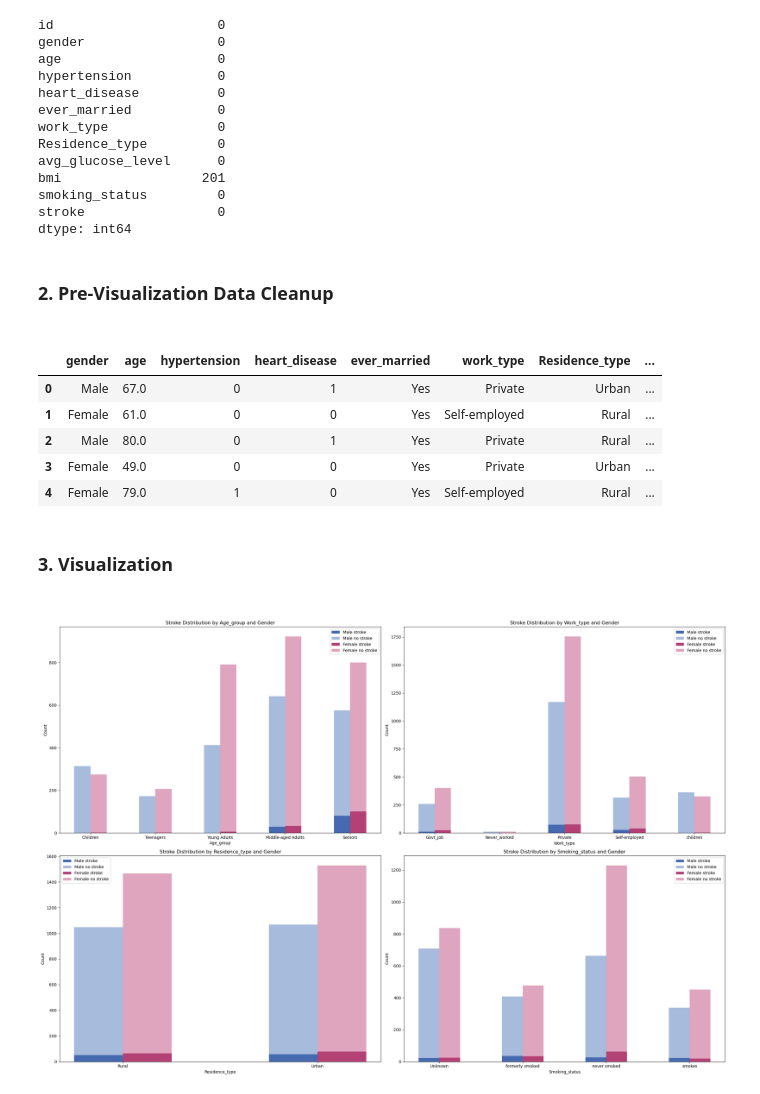
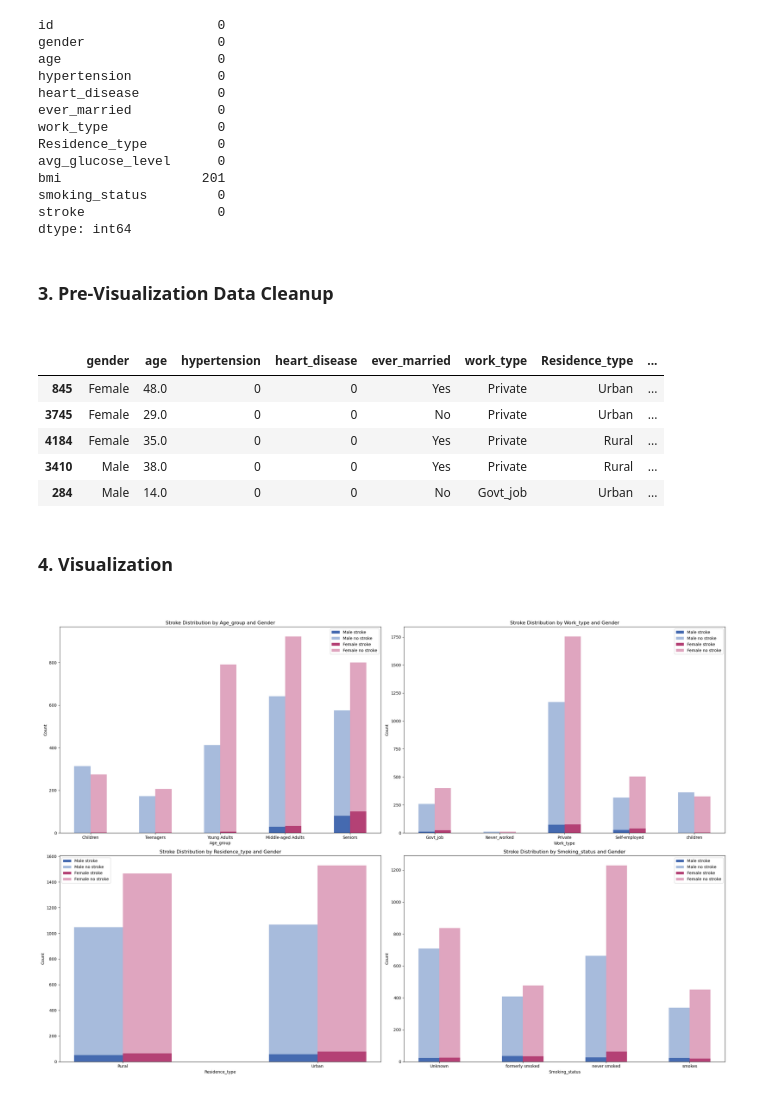
Before and after one commit to lukas-stamm/data-exploration-project, a Jupyter notebook: clean-code.ipynb, the cells around one changed output. Cells and saved outputs as stored; diff of their text form; code cells hidden in the pictures.

```diff
--- a/clean-code.ipynb
+++ b/clean-code.ipynb
@@ -75,4 +84,4 @@ smoking_status         0
 stroke                 0
 dtype: int64
 # %% [markdown]
-<h3>2. Pre-Visualization Data Cleanup<h3>
+<h3>3. Pre-Visualization Data Cleanup<h3>
@@ -81,30 +88,38 @@ main_df = og_df
 # %%
-#replaced NaN values in the "bmi" column with the average value of the column
-average_bmi = main_df["bmi"].mean()
-main_df["bmi"].fillna(average_bmi, inplace=True)
+main_df = og_df
 
 #removed the gender "Other" from the dataset since it only has 1 entry
 other_index = main_df.index[main_df["gender"] == "Other"]
-main_df = main_df.drop(other_index)#
+main_df = main_df.drop(other_index)
 
 #removed the "id" column since it is not needed
 main_df = main_df.drop(columns=["id"])
+
+
+features_train, features_test, target_train, target_test = train_test_split(main_df.drop(columns=["stroke"]), main_df["stroke"], test_size=0.2, random_state=42, stratify = main_df["stroke"])
+
+
+#replaced NaN values in the "bmi" column with the average value of the column
+average_bmi = features_train["bmi"].mean()
+features_train["bmi"].fillna(average_bmi, inplace=True)
+features_test["bmi"].fillna(average_bmi, inplace=True)
+
 
 #categorized ages into age groups
 bins = [0, 13, 20, 40, 60, 120]
 labels = ["Children", "Teenagers", "Young Adults", "Middle-aged Adults", "Seniors"]
 main_df["age_group"] = pd.cut(main_df["age"], bins=bins, labels=labels, right=False)
 
-main_df.head()
+features_train.head()
 # %% [output]
 |  | gender | age | hypertension | heart_disease | ever_married | work_type | Residence_type | ... |
-| 0 | Male | 67.0 | 0 | 1 | Yes | Private | Urban | ... |
-| 1 | Female | 61.0 | 0 | 0 | Yes | Self-employed | Rural | ... |
-| 2 | Male | 80.0 | 0 | 1 | Yes | Private | Rural | ... |
-| 3 | Female | 49.0 | 0 | 0 | Yes | Private | Urban | ... |
-| 4 | Female | 79.0 | 1 | 0 | Yes | Self-employed | Rural | ... |
+| 845 | Female | 48.0 | 0 | 0 | Yes | Private | Urban | ... |
+| 3745 | Female | 29.0 | 0 | 0 | No | Private | Urban | ... |
+| 4184 | Female | 35.0 | 0 | 0 | Yes | Private | Rural | ... |
+| 3410 | Male | 38.0 | 0 | 0 | Yes | Private | Rural | ... |
+| 284 | Male | 14.0 | 0 | 0 | No | Govt_job | Urban | ... |
 # %% [markdown]
-<h3>3. Visualization<h3>
+<h3>4. Visualization<h3>
 # %%
 # List of variables to group by
 group_vars = ["age_group", "work_type", "Residence_type", "smoking_status"]
```
Also changed, not shown: parts of 13 cells of this notebook, 4 other files.
